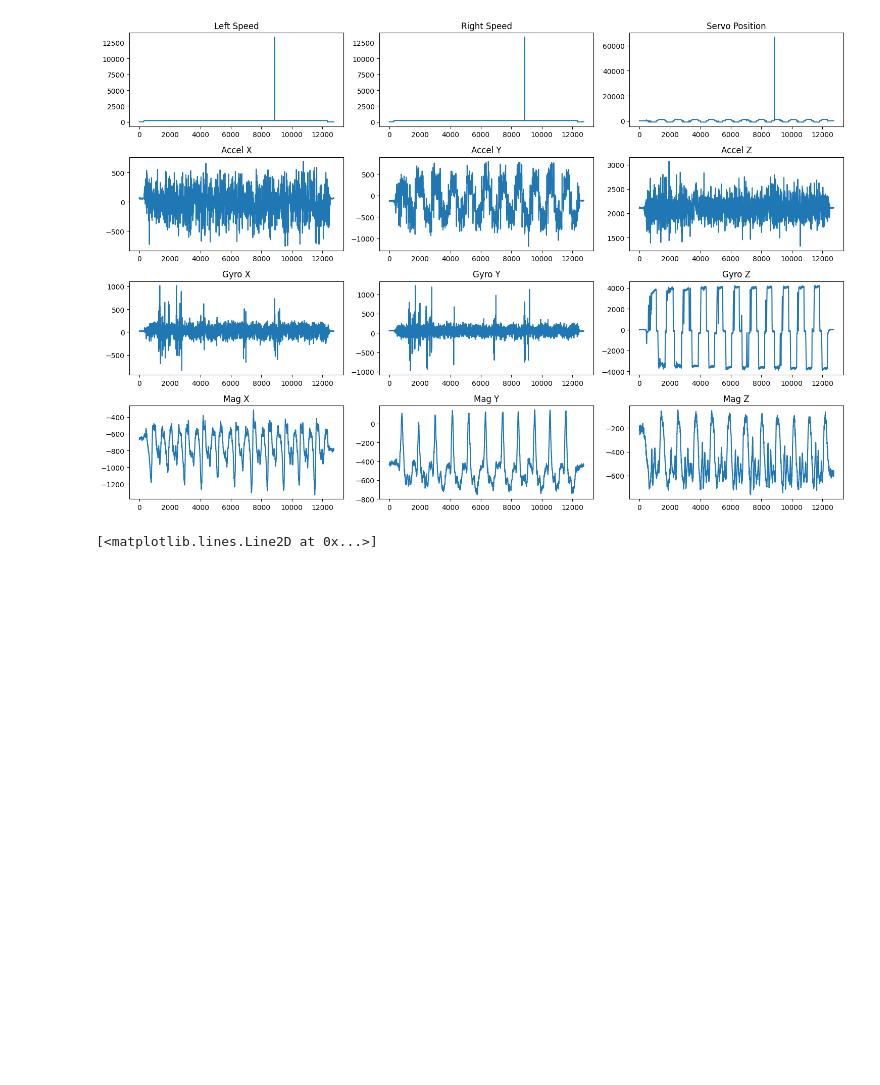
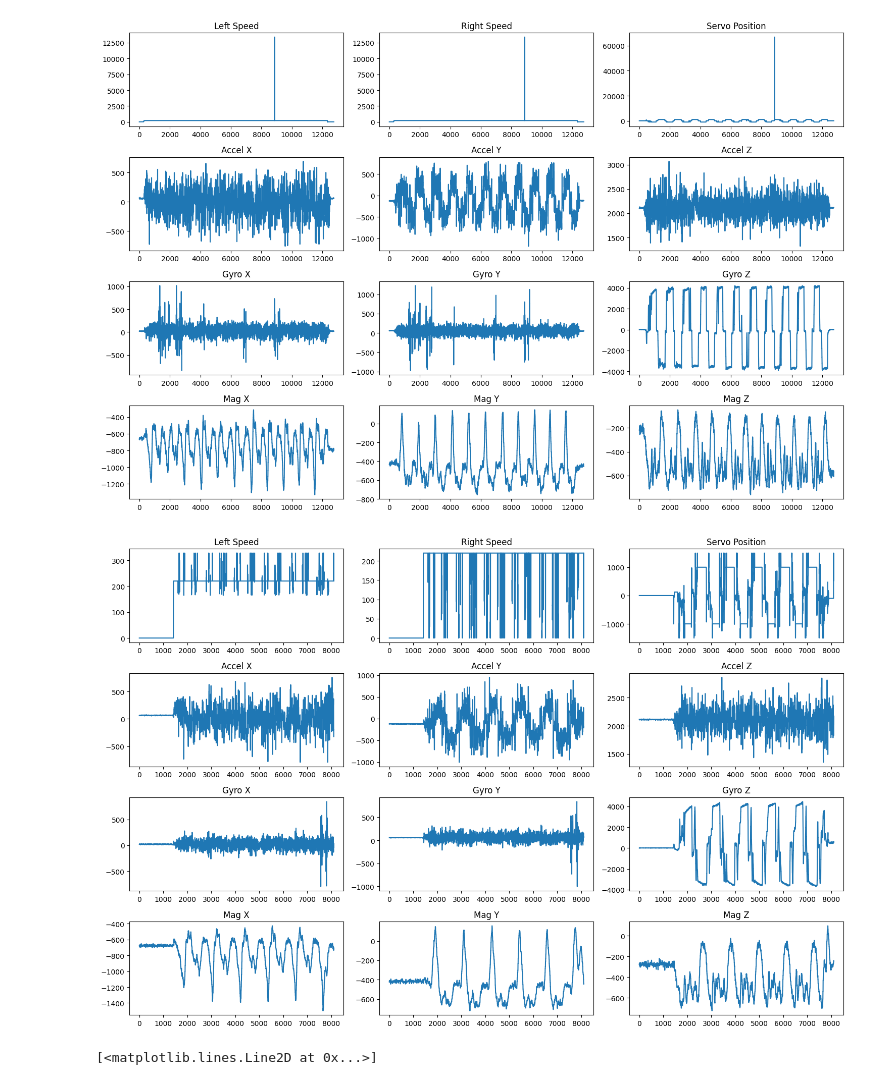
Before and after one commit to gaitovrat/bachelor, a Jupyter notebook: Notebooks/Lap.ipynb, the cells around one changed output. Cells and saved outputs as stored; diff of their text form; code cells hidden in the pictures; blank space fills up the shorter version.

Commit message:
Calculate laps without sensors

```diff
--- a/Notebooks/Lap.ipynb
+++ b/Notebooks/Lap.ipynb
@@ -133,6 +117,11 @@ manual_data = DataPlotter('ManualData.json')
 manual_data.plot_all()
 # %% [output]
 [figure]
+# %%
+auto_no_sensors_data = DataPlotter('AutoNoSensors.json')
+auto_no_sensors_data.plot_all()
+# %% [output]
+[figure, added]
 # %%
 gyro_auto = auto.gyro_z[2000:]
 plt.plot(gyro_auto)
```
Also changed, not shown: parts of 11 cells of this notebook.
